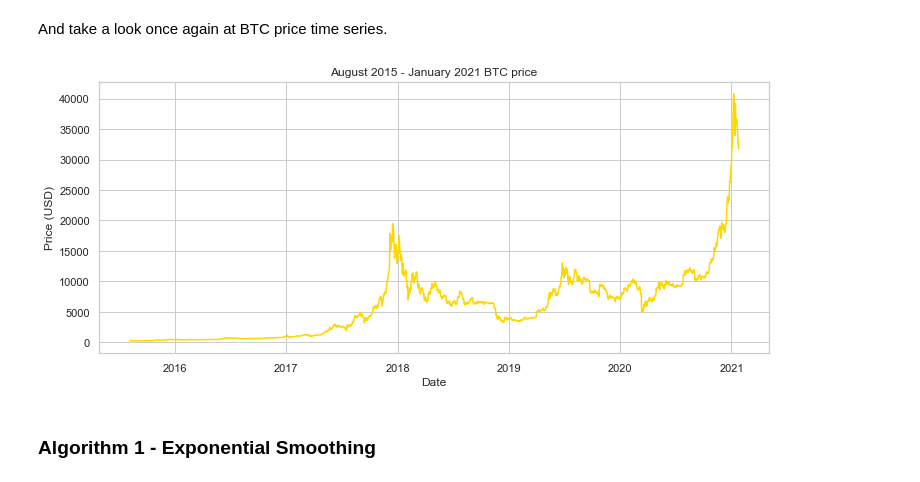
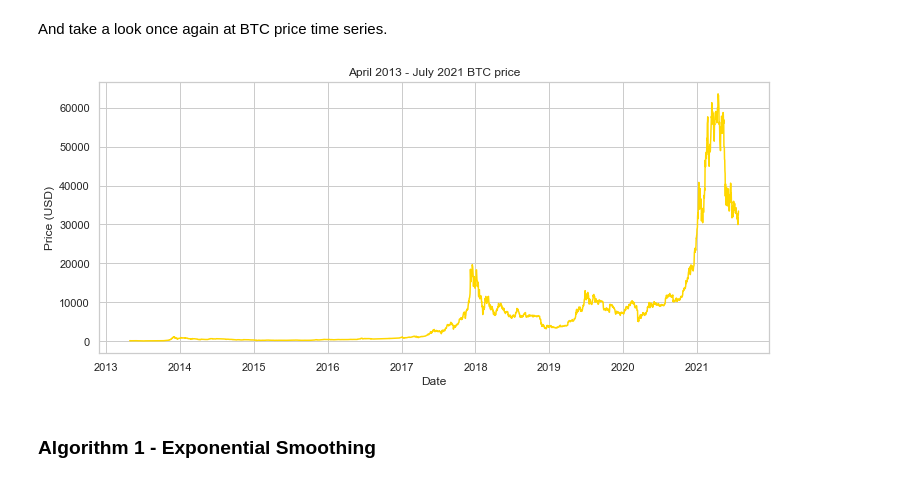
Before and after one commit to igorverevkin1992/Predicting-Bitcoin-Price, a Jupyter notebook: MOD/Modeling_PyCaretNightly.ipynb, the cells around one changed output. Drawn from its saved outputs; the diff is of its cells as text; code cells hidden in the pictures.

```diff
--- a/MOD/Modeling_PyCaretNightly.ipynb
+++ b/MOD/Modeling_PyCaretNightly.ipynb
@@ -61,13 +63,13 @@ Test set observations: 30
 # %% [markdown]
 And take a look once again at BTC price time series.
 # %%
-sns.lineplot(data=btc, x='Date', y='Close', color='Gold')
-plt.title(f'August 2015 - January 2021 BTC price')
+sns.lineplot(data=btc, x='Date', y='Price', color='Gold')
+plt.title(f'April 2013 - July 2021 BTC price')
 plt.xlabel('Date')
 plt.ylabel('Price (USD)')
 plt.show();
 # %% [output]
-[figure, old version]
+[figure, new version]
 # %% [markdown]
 ### Algorithm 1 - Exponential Smoothing
 # %% [markdown]
```
Also changed, not shown: parts of 35 cells of this notebook, 9 other files.
